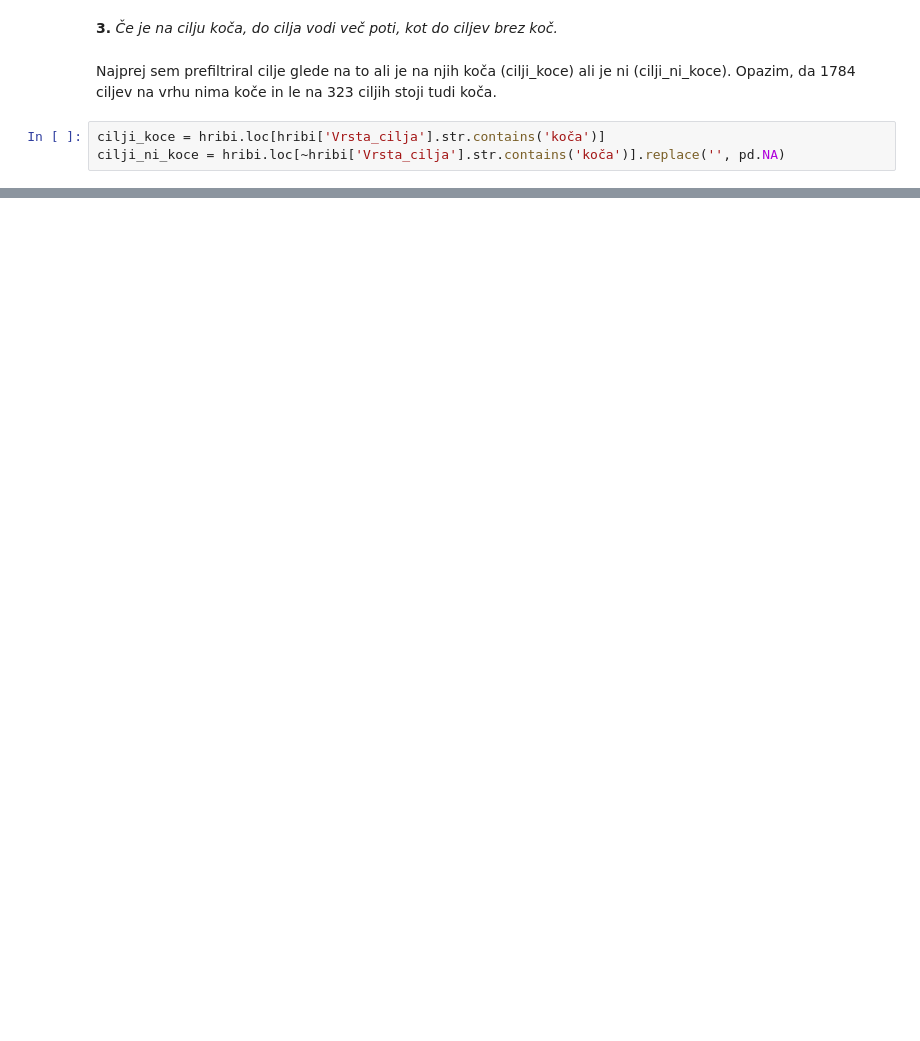
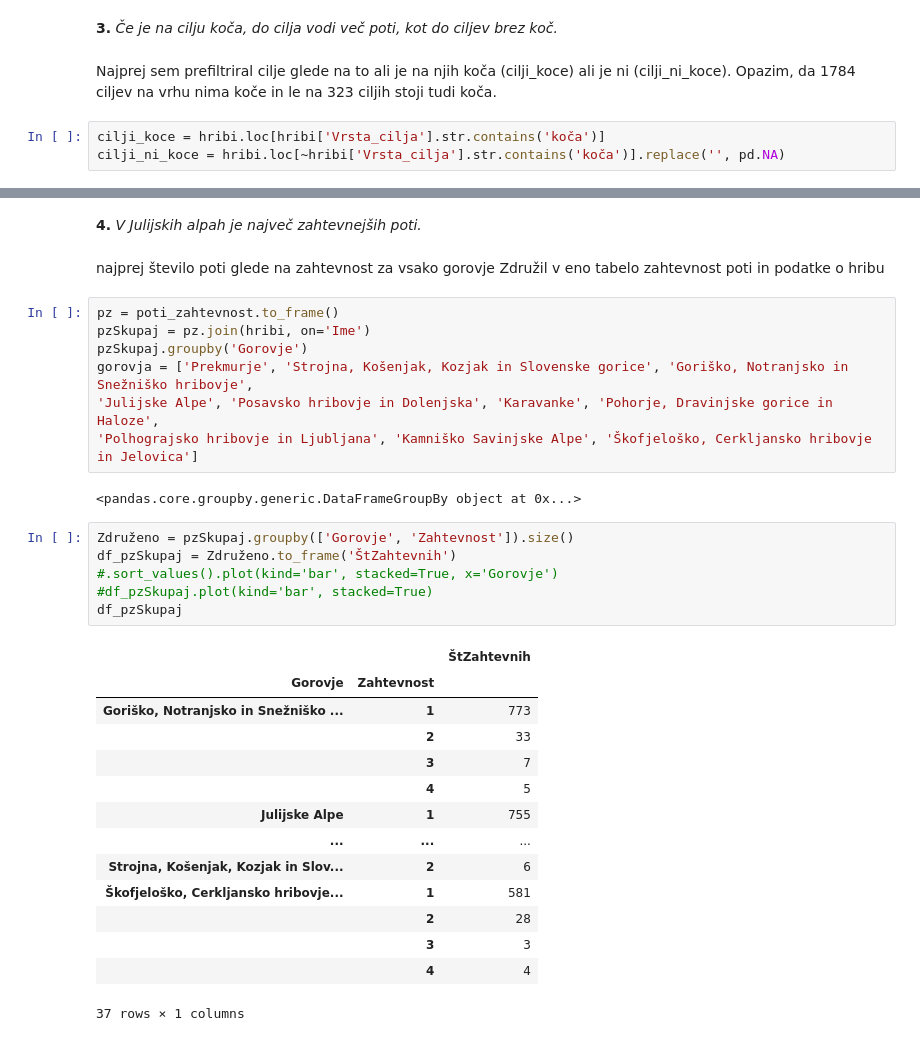
Before and after one commit to AndrazKukovicic/Hribi_projektna_naloga, a Jupyter notebook: Analiza_podatkov.ipynb, the cells around one changed output, grey strips where cells are left out. Cells and saved outputs as stored; diff of their text form; blank space fills up the shorter version.

```diff
--- a/Analiza_podatkov.ipynb
+++ b/Analiza_podatkov.ipynb
@@ -240,0 +186,36 @@ cilji_ni_koce.Število_poti.mean()
+# %% [markdown]
+**4.** *V Julijskih alpah je največ zahtevnejših poti.*
+# %% [markdown]
+najprej
+število poti glede na zahtevnost za vsako gorovje
+Združil v eno tabelo zahtevnost poti in podatke o hribu
+# %%
+pz = poti_zahtevnost.to_frame()
+pzSkupaj = pz.join(hribi, on='Ime')
+pzSkupaj.groupby('Gorovje')
+gorovja = ['Prekmurje', 'Strojna, Košenjak, Kozjak in Slovenske gorice', 'Goriško, Notranjsko in Snežniško hribovje',
+'Julijske Alpe', 'Posavsko hribovje in Dolenjska', 'Karavanke', 'Pohorje, Dravinjske gorice in Haloze',
+'Polhograjsko hribovje in Ljubljana', 'Kamniško Savinjske Alpe', 'Škofjeloško, Cerkljansko hribovje in Jelovica']
+# %% [output]
+<pandas.core.groupby.generic.DataFrameGroupBy object at 0x...>
+# %%
+Združeno = pzSkupaj.groupby(['Gorovje', 'Zahtevnost']).size()
+df_pzSkupaj = Združeno.to_frame('ŠtZahtevnih')
+#.sort_values().plot(kind='bar', stacked=True, x='Gorovje')
+#df_pzSkupaj.plot(kind='bar', stacked=True)
+df_pzSkupaj
+# %% [output]
+|  |  | ŠtZahtevnih |
+| Gorovje | Zahtevnost |  |
+| Goriško, Notranjsko in Snežniško ... | 1 | 773 |
+|  | 2 | 33 |
+|  | 3 | 7 |
+|  | 4 | 5 |
+| Julijske Alpe | 1 | 755 |
+| ... | ... | ... |
+| Strojna, Košenjak, Kozjak in Slov... | 2 | 6 |
+| Škofjeloško, Cerkljansko hribovje... | 1 | 581 |
+|  | 2 | 28 |
+|  | 3 | 3 |
+|  | 4 | 4 |
+37 rows × 1 columns
```
Also changed, not shown: parts of 9 cells of this notebook.
